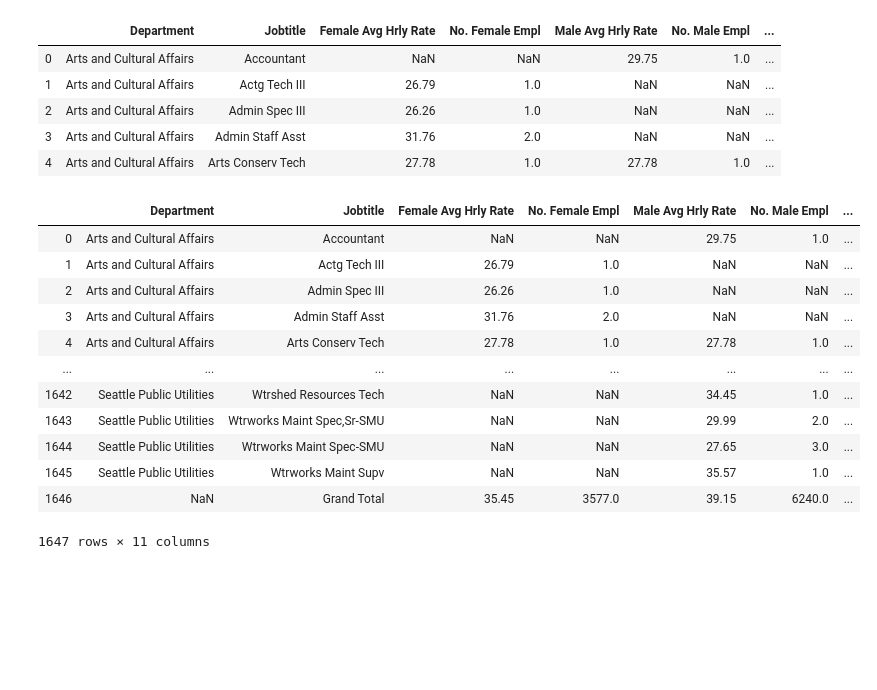
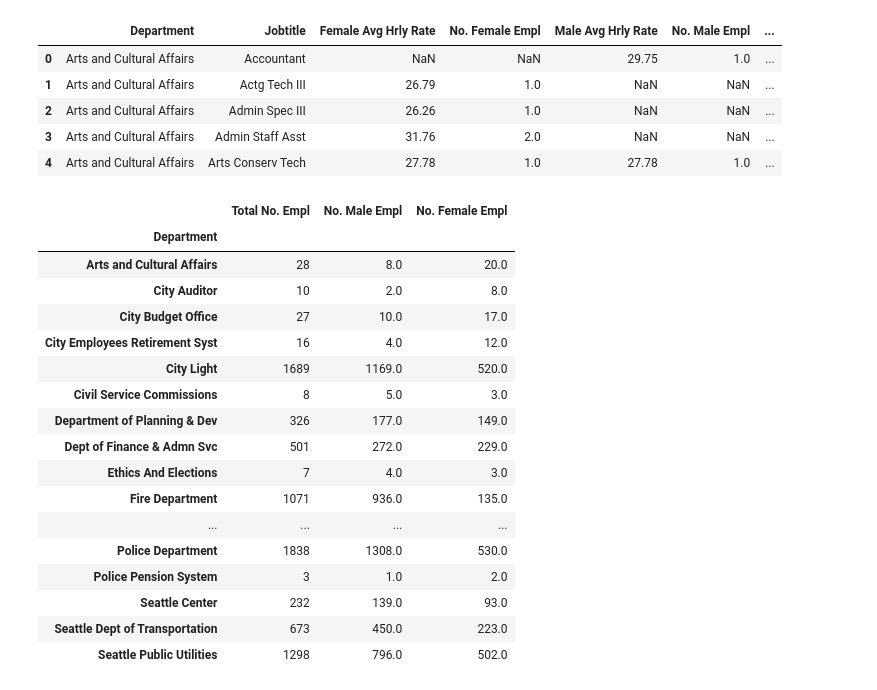
Before and after one commit to garrettsanders/Wage_Gap_Seattle, a Jupyter notebook: first_file_alex.ipynb, the cells around one changed output. Drawn from its saved outputs; the diff is of its cells as text; code cells hidden in the pictures; blank space fills up the shorter version.

```diff
--- a/first_file_alex.ipynb
+++ b/first_file_alex.ipynb
@@ -22,28 +22,33 @@ dfAveWageDept.head()
 | 3 | Arts and Cultural Affairs | Admin Staff Asst | 31.76 | 2.0 | NaN | NaN | ... |
 | 4 | Arts and Cultural Affairs | Arts Conserv Tech | 27.78 | 1.0 | 27.78 | 1.0 | ... |
 # %%
-departmentDF = dfAveWageDept.groupby(
+deptDF = dfAveWageDept.groupby(
    ['Department']
     ).agg(
         {
              'Total No. Empl':sum,    # Sum duration per group
-             'No. Male Empl': "count",  # get the count of females
-             'No. Female Empl': "count",  # get the count of males
+             'No. Male Empl':sum,  # get the count of females
+             'No. Female Empl':sum,  # get the count of males
 
         }
     )
-dfAveWageDept
+deptDF
 # %% [output]
-|  | Department | Jobtitle | Female Avg Hrly Rate | No. Female Empl | Male Avg Hrly Rate | No. Male Empl | ... |
-| 0 | Arts and Cultural Affairs | Accountant | NaN | NaN | 29.75 | 1.0 | ... |
-| 1 | Arts and Cultural Affairs | Actg Tech III | 26.79 | 1.0 | NaN | NaN | ... |
-| 2 | Arts and Cultural Affairs | Admin Spec III | 26.26 | 1.0 | NaN | NaN | ... |
-| 3 | Arts and Cultural Affairs | Admin Staff Asst | 31.76 | 2.0 | NaN | NaN | ... |
-| 4 | Arts and Cultural Affairs | Arts Conserv Tech | 27.78 | 1.0 | 27.78 | 1.0 | ... |
-| ... | ... | ... | ... | ... | ... | ... | ... |
-| 1642 | Seattle Public Utilities | Wtrshed Resources Tech | NaN | NaN | 34.45 | 1.0 | ... |
-| 1643 | Seattle Public Utilities | Wtrworks Maint Spec,Sr-SMU | NaN | NaN | 29.99 | 2.0 | ... |
-| 1644 | Seattle Public Utilities | Wtrworks Maint Spec-SMU | NaN | NaN | 27.65 | 3.0 | ... |
-| 1645 | Seattle Public Utilities | Wtrworks Maint Supv | NaN | NaN | 35.57 | 1.0 | ... |
-| 1646 | NaN | Grand Total | 35.45 | 3577.0 | 39.15 | 6240.0 | ... |
+|  | Total No. Empl | No. Male Empl | No. Female Empl |
+| Department |  |  |  |
+| Arts and Cultural Affairs | 28 | 8.0 | 20.0 |
+| City Auditor | 10 | 2.0 | 8.0 |
+| City Budget Office | 27 | 10.0 | 17.0 |
+| City Employees Retirement Syst | 16 | 4.0 | 12.0 |
+| City Light | 1689 | 1169.0 | 520.0 |
+| Civil Service Commissions | 8 | 5.0 | 3.0 |
+| Department of Planning & Dev | 326 | 177.0 | 149.0 |
+| Dept of Finance & Admn Svc | 501 | 272.0 | 229.0 |
+| Ethics And Elections | 7 | 4.0 | 3.0 |
+| Fire Department | 1071 | 936.0 | 135.0 |
+| ... | ... | ... | ... |
+| Police Department | 1838 | 1308.0 | 530.0 |
+| Police Pension System | 3 | 1.0 | 2.0 |
+| Seattle Center | 232 | 139.0 | 93.0 |
+| Seattle Dept of Transportation | 673 | 450.0 | 223.0 |
+| Seattle Public Utilities | 1298 | 796.0 | 502.0 |
-1647 rows × 11 columns
```
Also changed, not shown: parts of 5 cells of this notebook.
